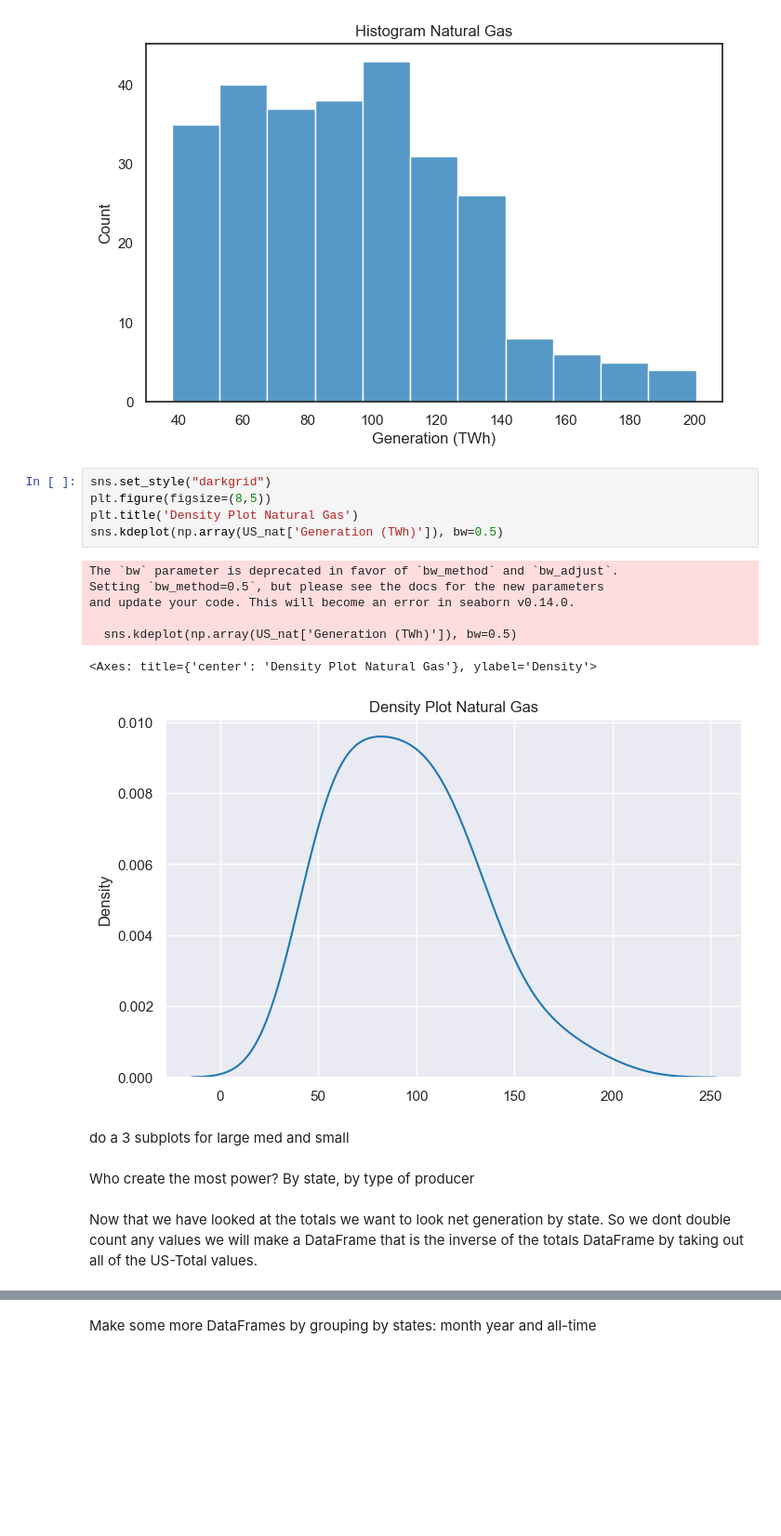
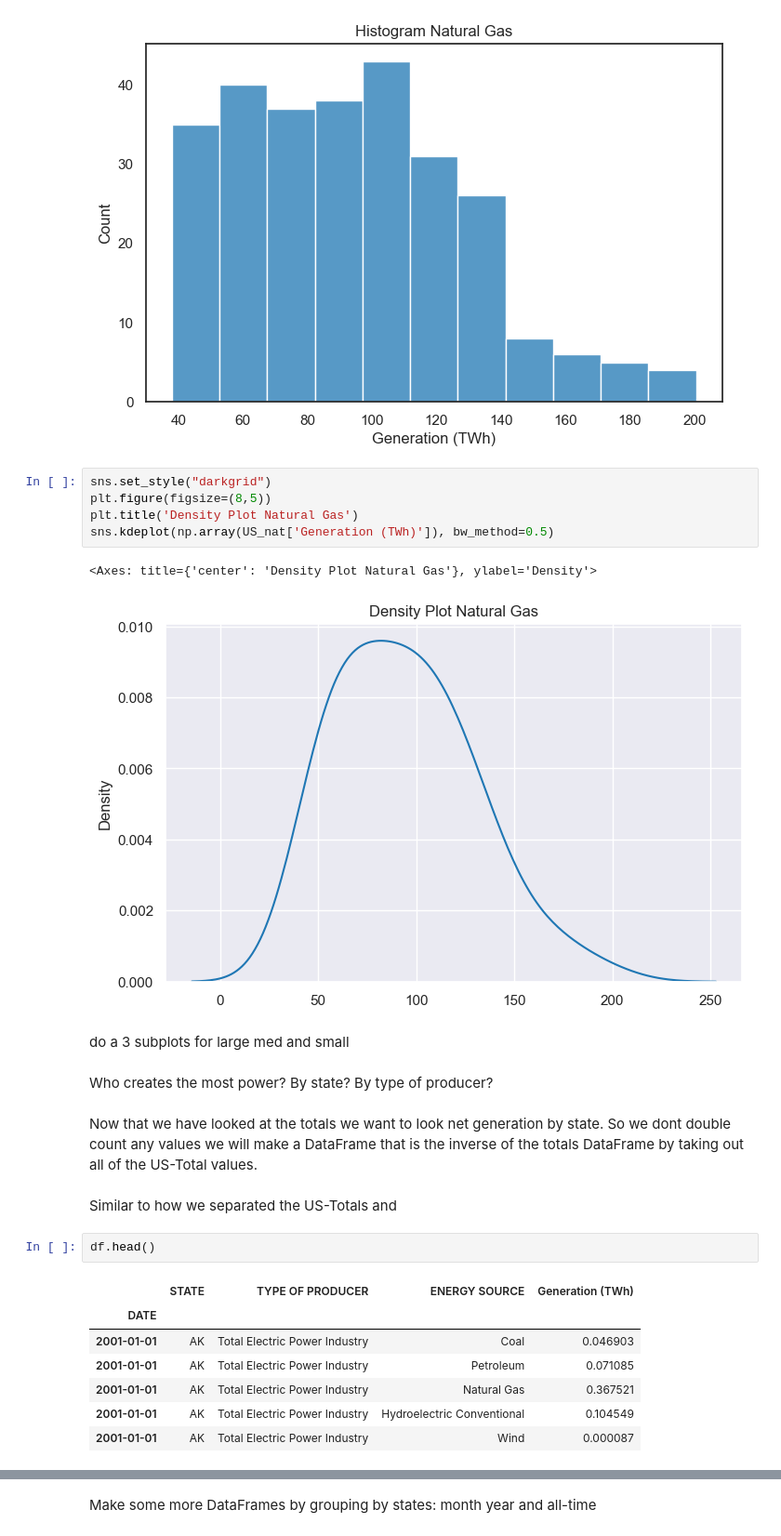
Before and after one commit to NickSordi/6505-Final-Project, a Jupyter notebook: EIA Analysis.ipynb, the cells around one changed output, grey strips where cells are left out. Shown at 93% size. Saved outputs shown, nothing was run; the diff lists cells and outputs as text; blank space fills up the shorter version.

```diff
--- a/EIA Analysis.ipynb
+++ b/EIA Analysis.ipynb
@@ -394,19 +343,26 @@ Text(0.5, 1.0, 'Histogram Natural Gas')
 sns.set_style("darkgrid")
 plt.figure(figsize=(8,5))
 plt.title('Density Plot Natural Gas')
-sns.kdeplot(np.array(US_nat['Generation (TWh)']), bw=0.5)
+sns.kdeplot(np.array(US_nat['Generation (TWh)']), bw_method=0.5)
 # %% [output]
-The `bw` parameter is deprecated in favor of `bw_method` and `bw_adjust`.
-Setting `bw_method=0.5`, but please see the docs for the new parameters
-and update your code. This will become an error in seaborn v0.14.0.
-
-  sns.kdeplot(np.array(US_nat['Generation (TWh)']), bw=0.5)
+<Axes: title={'center': 'Density Plot Natural Gas'}, ylabel='Density'>
-<Axes: title={'center': 'Density Plot Natural Gas'}, ylabel='Density'>
 [figure]
 # %% [markdown]
 do a 3 subplots for large med and small
 # %% [markdown]
-Who create the most power? By state, by type of producer
+Who creates the most power? By state? By type of producer?
 # %% [markdown]
 Now that we have looked at the totals we want to look net generation by state. So we dont double count any values we will make a DataFrame that is the inverse of the totals DataFrame by taking out all of the US-Total values.
+# %% [markdown]
+Similar to how we separated the US-Totals and
+# %%
+df.head()
+# %% [output]
+|  | STATE | TYPE OF PRODUCER | ENERGY SOURCE | Generation (TWh) |
+| DATE |  |  |  |  |
+| 2001-01-01 | AK | Total Electric Power Industry | Coal | 0.046903 |
+| 2001-01-01 | AK | Total Electric Power Industry | Petroleum | 0.071085 |
+| 2001-01-01 | AK | Total Electric Power Industry | Natural Gas | 0.367521 |
+| 2001-01-01 | AK | Total Electric Power Industry | Hydroelectric Conventional | 0.104549 |
+| 2001-01-01 | AK | Total Electric Power Industry | Wind | 0.000087 |
 # %%
```
Also changed, not shown: parts of 17 cells of this notebook, 1 other file.
